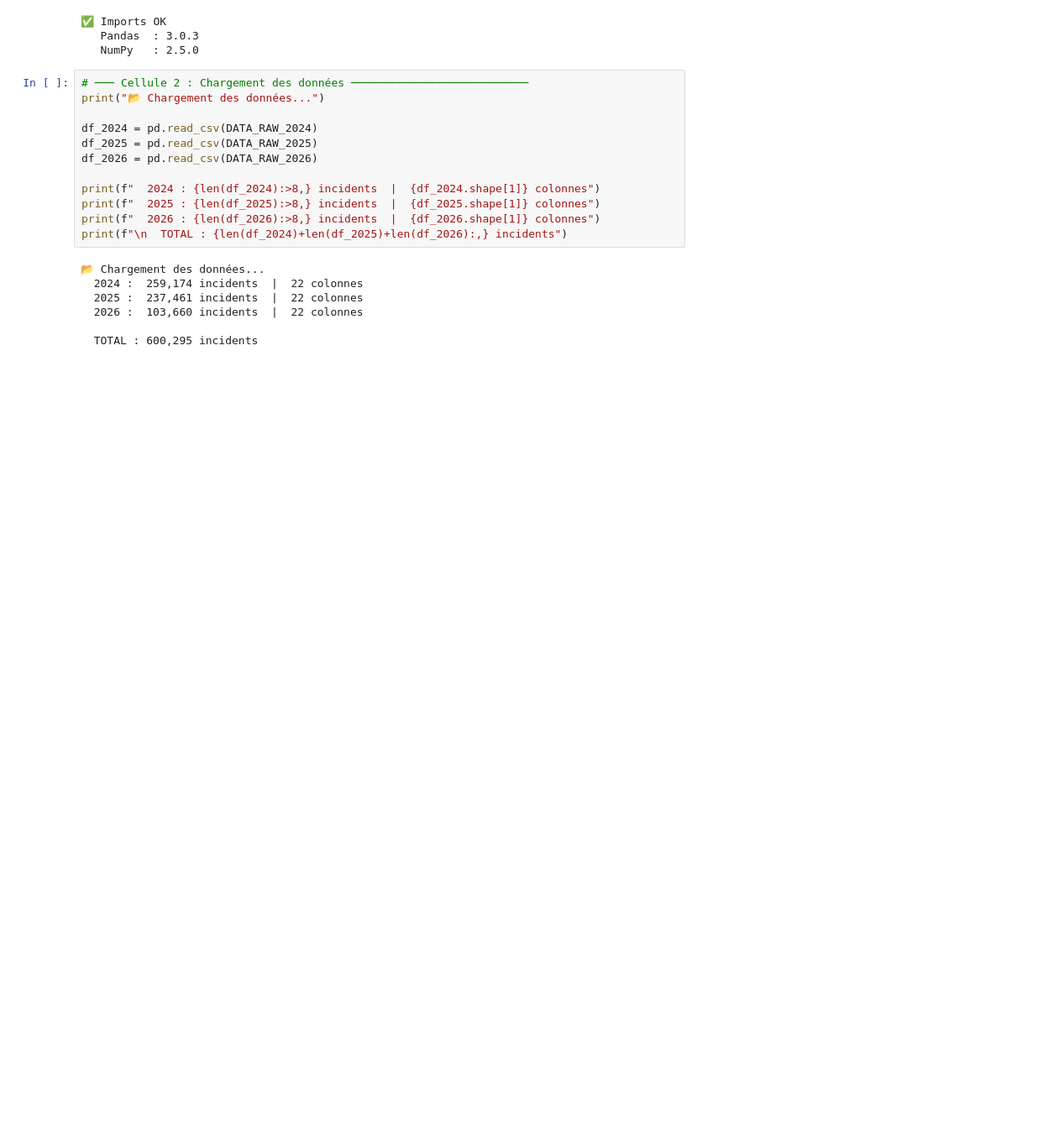
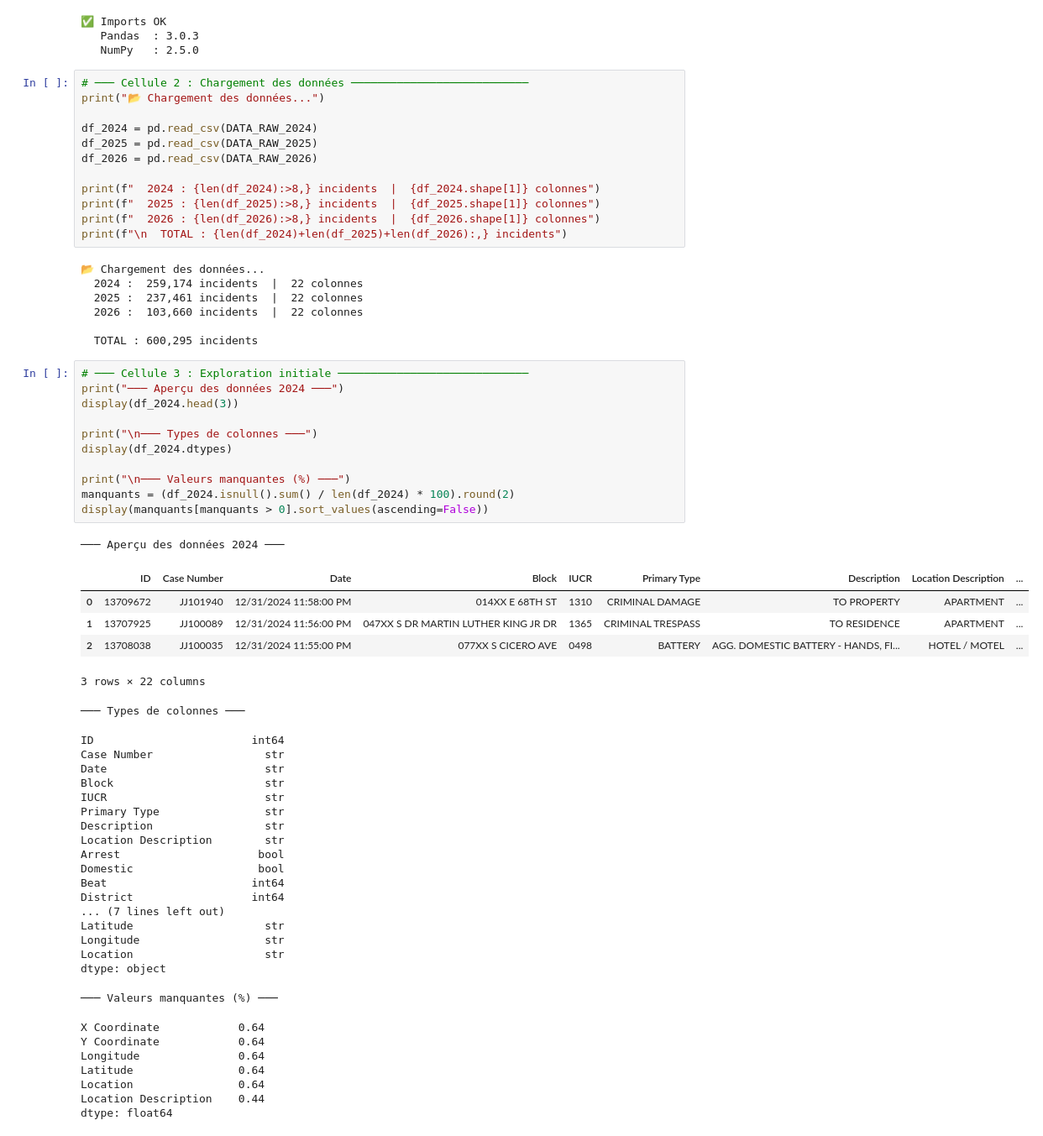
Before and after one commit to hamze-ISM/RiskMap_AI, a Jupyter notebook: notebooks/01_exploration.ipynb, the cells around one changed output. Shown at 84% size. Drawn from its saved outputs; the diff is of its cells as text; blank space fills up the shorter version.

```diff
--- a/notebooks/01_exploration.ipynb
+++ b/notebooks/01_exploration.ipynb
@@ -44,3 +44,47 @@ print(f"\n  TOTAL : {len(df_2024)+len(df_2025)+len(df_2026):,} incidents")
   2026 :  103,660 incidents  |  22 colonnes
 
   TOTAL : 600,295 incidents
+# %%
+# ─── Cellule 3 : Exploration initiale ─────────────────────────────
+print("─── Aperçu des données 2024 ───")
+display(df_2024.head(3))
+
+print("\n─── Types de colonnes ───")
+display(df_2024.dtypes)
+
+print("\n─── Valeurs manquantes (%) ───")
+manquants = (df_2024.isnull().sum() / len(df_2024) * 100).round(2)
+display(manquants[manquants > 0].sort_values(ascending=False))
+# %% [output]
+─── Aperçu des données 2024 ───
+|  | ID | Case Number | Date | Block | IUCR | Primary Type | Description | Location Description | ... |
+| 0 | 13709672 | JJ101940 | 12/31/2024 11:58:00 PM | 014XX E 68TH ST | 1310 | CRIMINAL DAMAGE | TO PROPERTY | APARTMENT | ... |
+| 1 | 13707925 | JJ100089 | 12/31/2024 11:56:00 PM | 047XX S DR MARTIN LUTHER KING JR DR | 1365 | CRIMINAL TRESPASS | TO RESIDENCE | APARTMENT | ... |
+| 2 | 13708038 | JJ100035 | 12/31/2024 11:55:00 PM | 077XX S CICERO AVE | 0498 | BATTERY | AGG. DOMESTIC BATTERY - HANDS, FI... | HOTEL / MOTEL | ... |
+3 rows × 22 columns
+─── Types de colonnes ───
+ID                        int64
+Case Number                 str
+Date                        str
+Block                       str
+IUCR                        str
+Primary Type                str
+Description                 str
+Location Description        str
+Arrest                     bool
+Domestic                   bool
+Beat                      int64
+District                  int64
+... (7 lines left out)
+Latitude                    str
+Longitude                   str
+Location                    str
+dtype: object
+─── Valeurs manquantes (%) ───
+X Coordinate            0.64
+Y Coordinate            0.64
+Longitude               0.64
+Latitude                0.64
+Location                0.64
+Location Description    0.44
+dtype: float64
```
Also changed, not shown: parts of 4 cells of this notebook, 2 other files.
